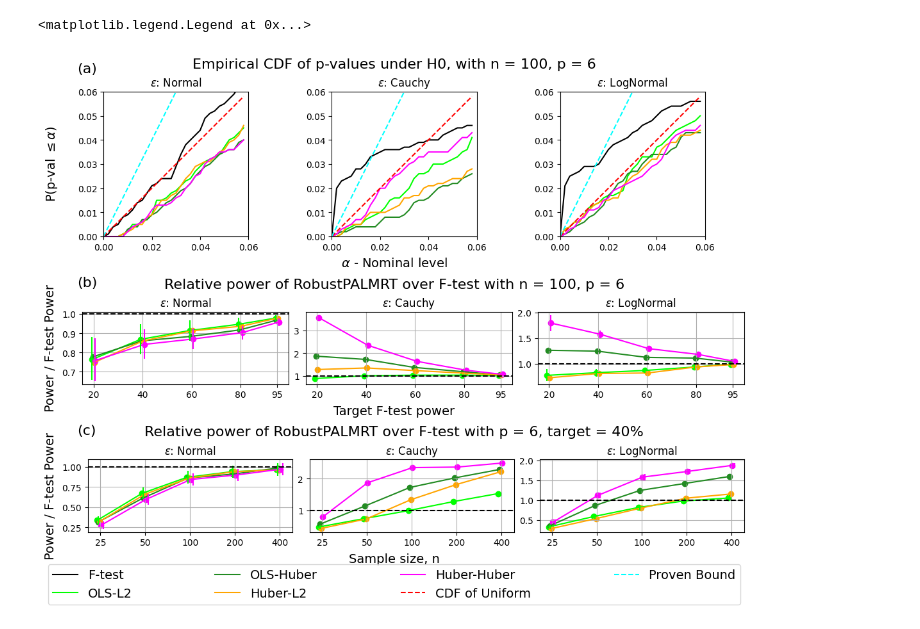
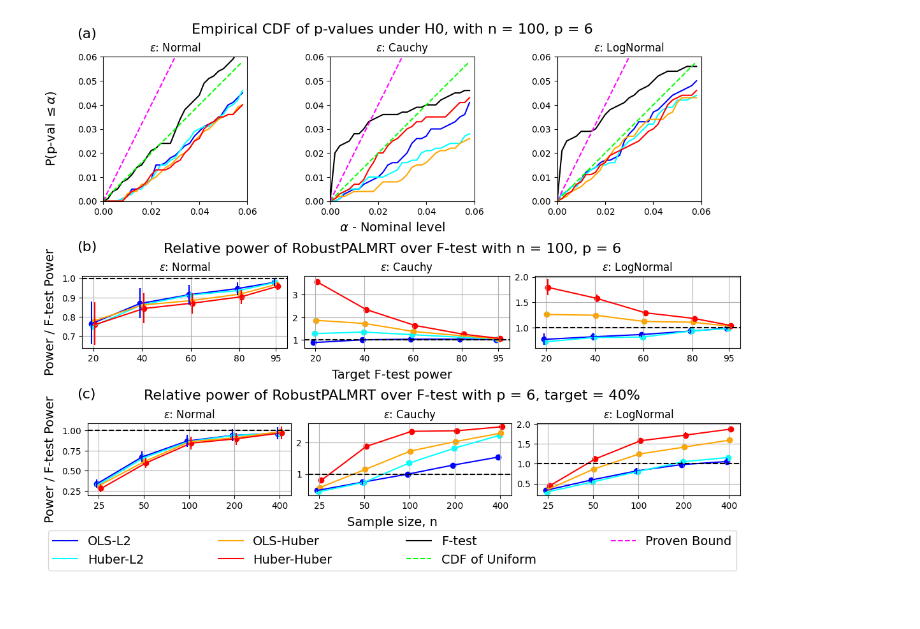
Before and after one commit to ToreyHilbert/RobustPALMRT, a Jupyter notebook: experiments/create_main_paper_simulation_figure.ipynb, the cells around one changed output. Cells and saved outputs as stored; diff of their text form; code cells hidden in the pictures.

Commit message:
Updated all simulation figures

```diff
--- a/experiments/create_main_paper_simulation_figure.ipynb
+++ b/experiments/create_main_paper_simulation_figure.ipynb
@@ -121,4 +84,45 @@ plotting_designs = [
 # %%
+################################################
+# Create the colors and names of the methods
+################################################
+
+plot_methods = [
+    "OLS-L2",
+    "Huber-L2",
+    "OLS-Huber",
+    "Huber-Huber"
+]
+
+colors_dict = {
+    "OLS-L1" : "palegreen",
+    "Huber-L1" : "green",
+    "OLS-L2" : "blue",
+    "Huber-L2" : "cyan",
+    "OLS-Huber" : "orange",
+    "Huber-Huber" : "red",
+    "F-test" : "black"
+}
+
+trials = 1000
+covs = ["Cauchy"]
+epss = ["Normal", "Cauchy", "LogNormal"]
+p = 6
+targets = [0, 20, 40, 60, 80, 95]
+
+# For sample size simulations
+designs = [
+           ("Cauchy", "Normal"),
+           ("Cauchy", "Cauchy"),
+           ("Cauchy", "LogNormal")
+]
+
+plotting_designs = [
+    ("Cauchy", "Normal"),
+    ("Cauchy", "Cauchy"),
+    ("Cauchy", "LogNormal")
+]
+
+
 ################################################
 # Create the full figure parameters
 ################################################
@@ -145,12 +149,10 @@ def plot_factorial_typeI_cell(ax, cov, eps, p):
     p_mask = factorial_df["p"] == p
     target_mask = factorial_df["target"] == 0
 
-    df = factorial_df[cov_mask & eps_mask & p_mask & target_mask][["F-test"] + plot_methods]
+    df = factorial_df[cov_mask & eps_mask & p_mask & target_mask][plot_methods + ["F-test"]]
 
-    trials = df.shape[0]
     M = 500
     indices = np.arange(M) / M
-    upper_bound = sc.stats.distributions.binom(n = trials, p = indices).ppf(0.95)/trials
 
     max_alpha = 0.06
 
@@ -165,8 +167,8 @@ def plot_factorial_typeI_cell(ax, cov, eps, p):
             label = col,
             color = colors_dict[col]
         )
-    ax.plot(indices[plot_mask], indices[plot_mask], "--", color = "red", label = "CDF of Uniform")
-    ax.plot(indices[plot_mask], indices[plot_mask] * 2, "--", color = "cyan", label = "Proven Bound")
+    ax.plot(indices[plot_mask], indices[plot_mask], "--", color = "lime", label = "CDF of Uniform")
+    ax.plot(indices[plot_mask], indices[plot_mask] * 2, "--", color = "fuchsia", label = "Proven Bound")
 
     # ax.grid(True)
     ax.set_xlim(0.0, max_alpha)
@@ -362,34 +364,33 @@ def plot_sample_size_cell(ax, cov, eps, target):
     plot_errorbars_for_method_power_sample_size(ax,
         power_by_target["Huber-Huber"],
         power_by_target["F-test"],
         power_by_target["n"],
         colors_dict["Huber-Huber"],
         offset = (3 - 1.5)/50
     )
 
     ax.set_title(f"$\\epsilon$: {eps}")
     ax.set_xscale("log", base = 2)
     ax.set_xticks([25, 50, 100, 200, 400])
     ax.get_xaxis().set_major_formatter(matplotlib.ticker.ScalarFormatter())
     ax.axhline(y = 1.0, ls = "--", color = "black")
     ax.grid(True)
 
 target = 40
 
 axs = fig.subplots(nrows = 1, ncols = 3)
 
 for i, (cov, eps) in enumerate(plotting_designs):
     plot_sample_size_cell(axs[i], cov, eps, target)
 
 fig.supxlabel("Sample size, n", fontsize = 14)
 fig.supylabel("Power / F-test Power", fontsize = 14)
 fig.suptitle(f"Relative power of RobustPALMRT over F-test with p = 6, target = {target}%", fontsize = 16)
 fig.text(0.05, 0.92, "(c)", fontsize = 16)
 
 fig.legend(handles, labels, mode = "expand", ncols = 4,
-    loc = "lower left", bbox_to_anchor = (0., -0.30, 1., 1.), fontsize = 14)
+    loc = "lower left", bbox_to_anchor = (0., -0.32, 1., 1.), fontsize = 14)
 
-# full_fig.savefig(f"./images/main_paper_sim_fig.png", dpi = 300, bbox_inches = "tight")
+full_fig.savefig(f"./images/main_paper_sim_fig.png", dpi = 300, bbox_inches = "tight")
 # %% [output]
-<matplotlib.legend.Legend at 0x...>
-[figure, old version]
+[figure, new version]
```
Also changed, not shown: parts of 1 cell of this notebook, 18 other files.
